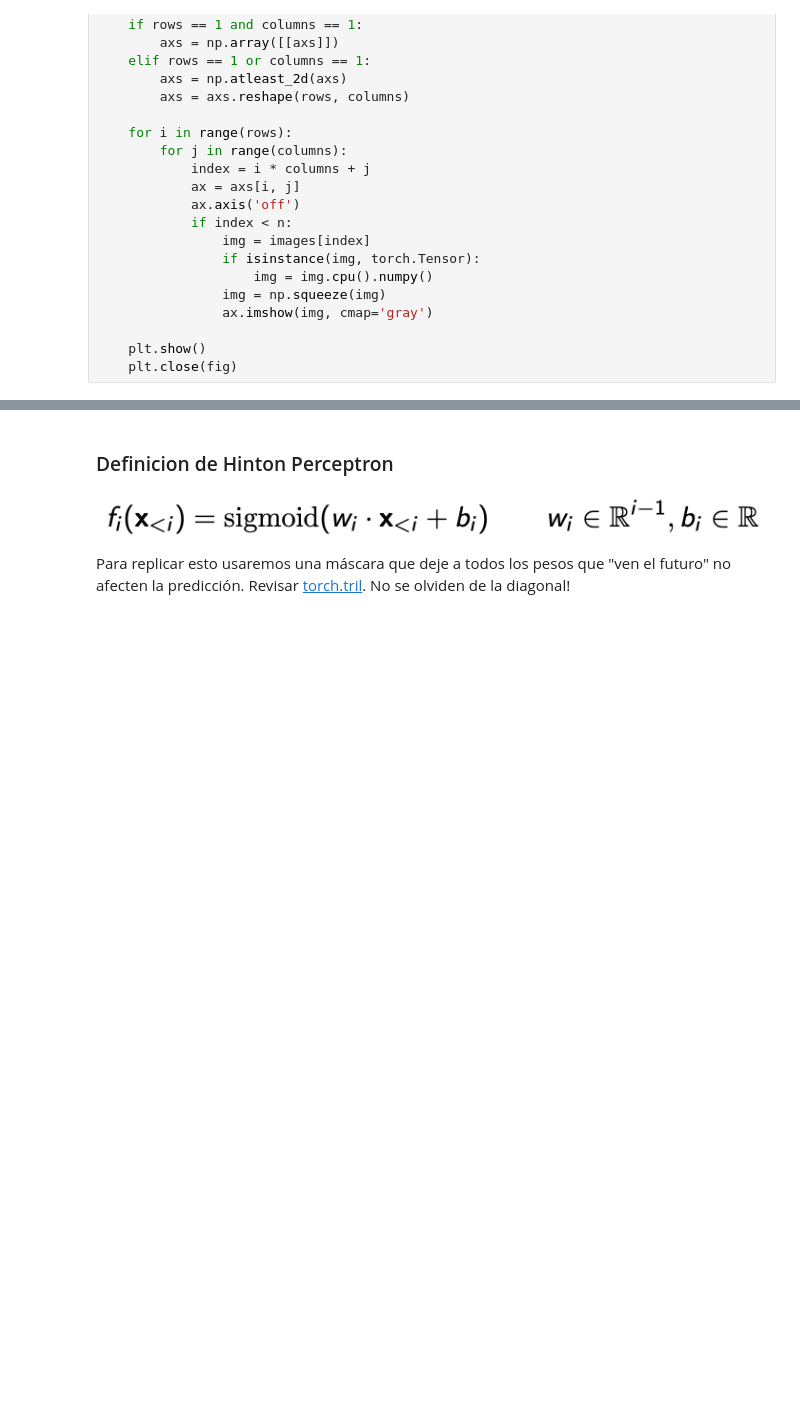
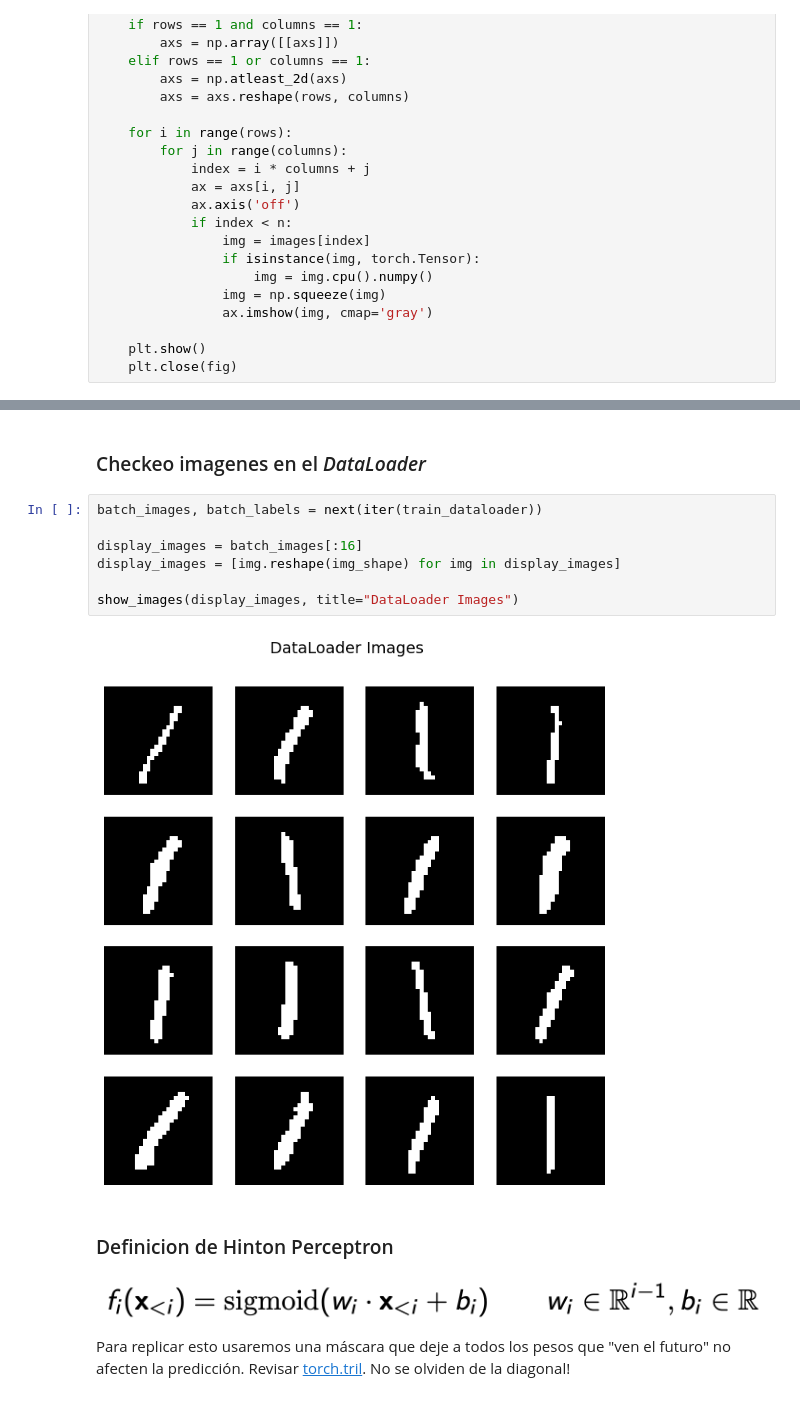
Before and after one commit to octarevetria/IA_Generativa, a Jupyter notebook: Modelos Autorregresivos/Hinton.ipynb, the cells around one changed output, grey strips where cells are left out. Cells and saved outputs as stored; diff of their text form; blank space fills up the shorter version.

```diff
--- a/Modelos Autorregresivos/Hinton.ipynb
+++ b/Modelos Autorregresivos/Hinton.ipynb
@@ -123,3 +123,14 @@ show_images(images)
+# %% [markdown]
+### Checkeo imagenes en el *DataLoader*
+# %%
+batch_images, batch_labels = next(iter(train_dataloader))
+
+display_images = batch_images[:16]
+display_images = [img.reshape(img_shape) for img in display_images]
+
+show_images(display_images, title="DataLoader Images")
+# %% [output]
+[figure, added]
 # %% [markdown]
 ### Definicion de Hinton Perceptron
 
```
Also changed, not shown: parts of 6 cells of this notebook.
